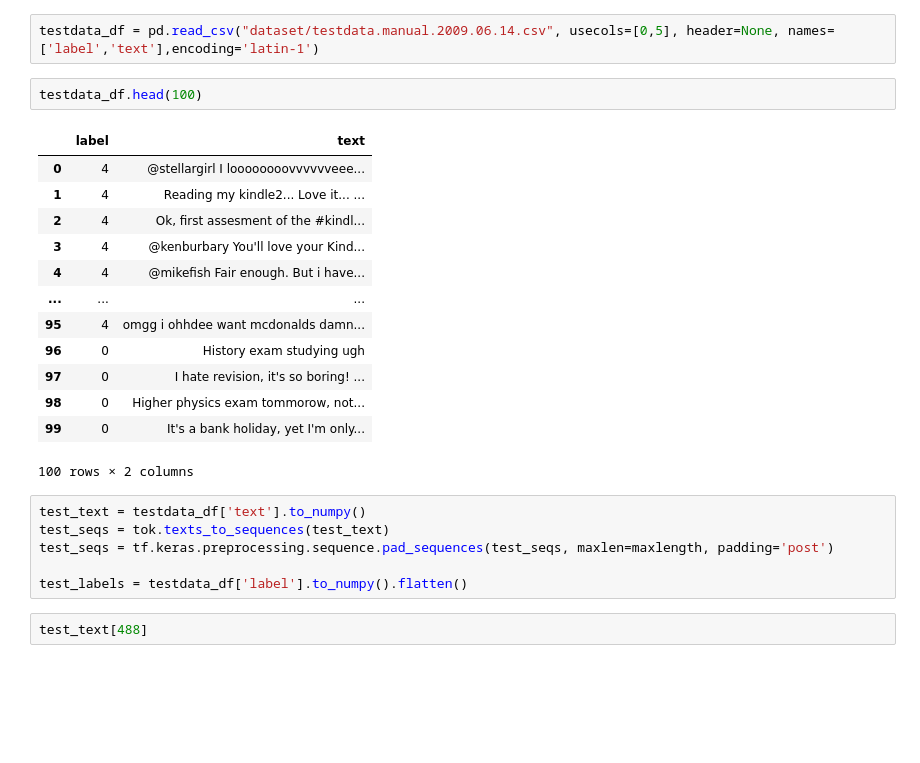
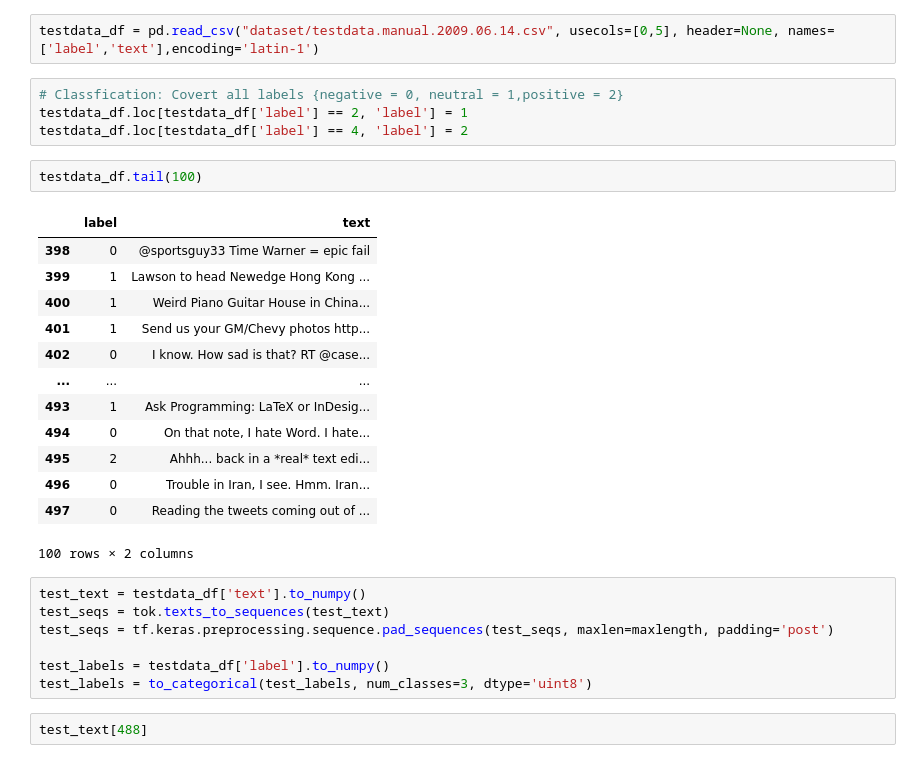
Before and after one commit to franklinhytw/NCCU_DL2021, a Jupyter notebook: Homework-4/HW4.ipynb, the cells around one changed output. Saved outputs shown, nothing was run; the diff lists cells and outputs as text; blank space fills up the shorter version.

```diff
--- a/Homework-4/HW4.ipynb
+++ b/Homework-4/HW4.ipynb
@@ -258,28 +331,33 @@ Epoch 2/2
 ### Preparing Test Data
 # %%
 testdata_df = pd.read_csv("dataset/testdata.manual.2009.06.14.csv", usecols=[0,5], header=None, names=['label','text'],encoding='latin-1')
+# %%
+# Classfication: Covert all labels {negative = 0, neutral = 1,positive = 2}
+testdata_df.loc[testdata_df['label'] == 2, 'label'] = 1
+testdata_df.loc[testdata_df['label'] == 4, 'label'] = 2
 # %%
-testdata_df.head(100)
+testdata_df.tail(100)
 # %% [output]
 |  | label | text |
-| 0 | 4 | @stellargirl I loooooooovvvvvveee... |
-| 1 | 4 | Reading my kindle2... Love it... ... |
-| 2 | 4 | Ok, first assesment of the #kindl... |
-| 3 | 4 | @kenburbary You'll love your Kind... |
-| 4 | 4 | @mikefish Fair enough. But i have... |
+| 398 | 0 | @sportsguy33 Time Warner = epic fail |
+| 399 | 1 | Lawson to head Newedge Hong Kong ... |
+| 400 | 1 | Weird Piano Guitar House in China... |
+| 401 | 1 | Send us your GM/Chevy photos http... |
+| 402 | 0 | I know. How sad is that? RT @case... |
 | ... | ... | ... |
-| 95 | 4 | omgg i ohhdee want mcdonalds damn... |
-| 96 | 0 | History exam studying ugh |
-| 97 | 0 | I hate revision, it's so boring! ... |
-| 98 | 0 | Higher physics exam tommorow, not... |
-| 99 | 0 | It's a bank holiday, yet I'm only... |
+| 493 | 1 | Ask Programming: LaTeX or InDesig... |
+| 494 | 0 | On that note, I hate Word. I hate... |
+| 495 | 2 | Ahhh... back in a *real* text edi... |
+| 496 | 0 | Trouble in Iran, I see. Hmm. Iran... |
+| 497 | 0 | Reading the tweets coming out of ... |
 100 rows × 2 columns
 # %%
 test_text = testdata_df['text'].to_numpy()
 test_seqs = tok.texts_to_sequences(test_text)
 test_seqs = tf.keras.preprocessing.sequence.pad_sequences(test_seqs, maxlen=maxlength, padding='post')
 
-test_labels = testdata_df['label'].to_numpy().flatten()
+test_labels = testdata_df['label'].to_numpy()
+test_labels = to_categorical(test_labels, num_classes=3, dtype='uint8')
 # %%
 test_text[488]
 # %% [output]
```
Also changed, not shown: parts of 22 cells of this notebook, 1 other file.
